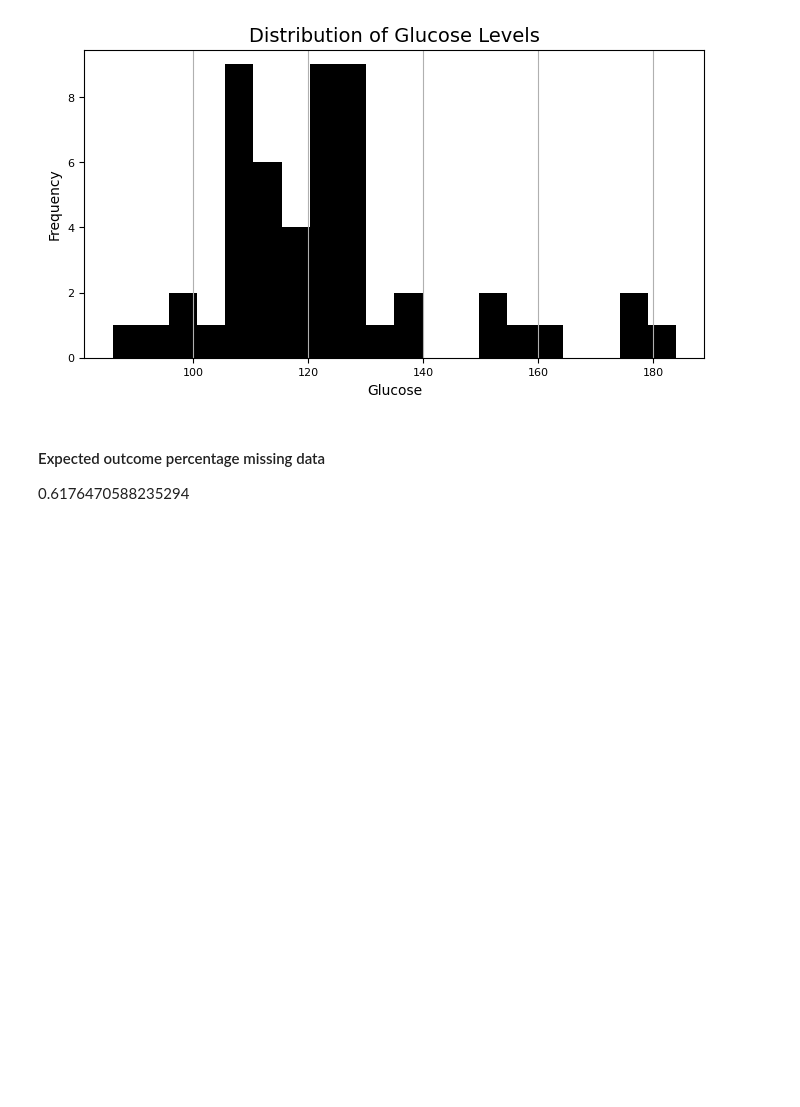
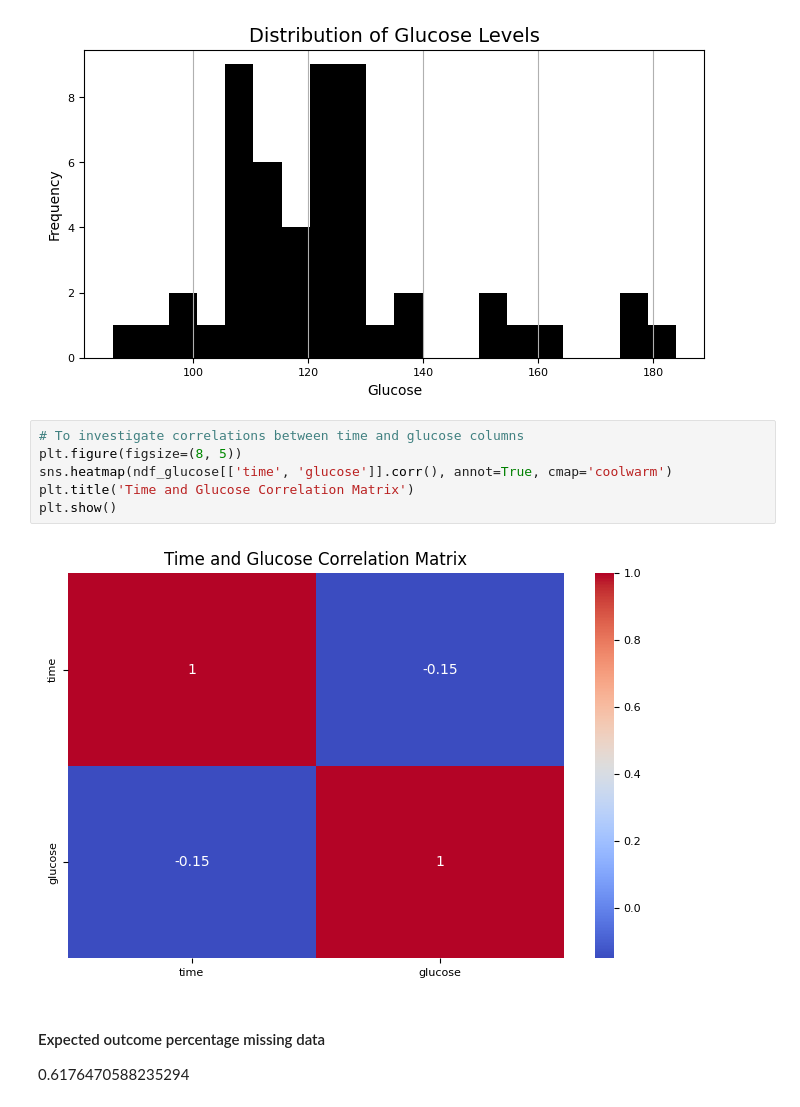
Before and after one commit to hoomanhanaei/DS_101, a Jupyter notebook: Assignment_02/Assignment_week_02.ipynb, the cells around one changed output. Drawn from its saved outputs; the diff is of its cells as text; blank space fills up the shorter version.

```diff
--- a/Assignment_02/Assignment_week_02.ipynb
+++ b/Assignment_02/Assignment_week_02.ipynb
@@ -397,6 +397,14 @@ plt.grid(axis='x')
 plt.show()
 # %% [output]
 [figure]
+# %%
+# To investigate correlations between time and glucose columns
+plt.figure(figsize=(8, 5))
+sns.heatmap(ndf_glucose[['time', 'glucose']].corr(), annot=True, cmap='coolwarm')
+plt.title('Time and Glucose Correlation Matrix')
+plt.show()
+# %% [output]
+[figure, added]
 # %% [markdown]
 #### Expected outcome percentage missing data
 0.6176470588235294
```
Also changed, not shown: parts of 6 cells of this notebook.
